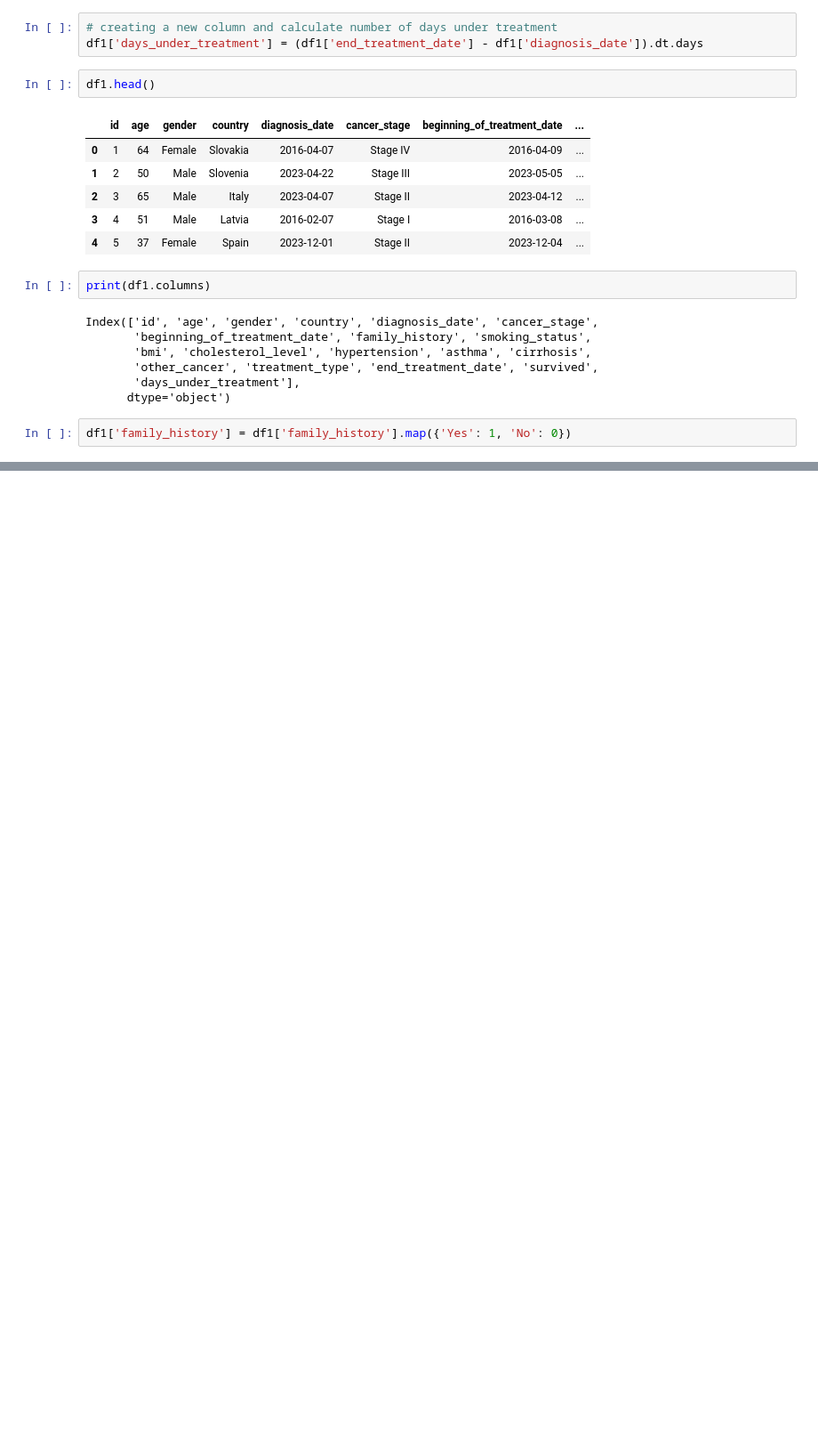
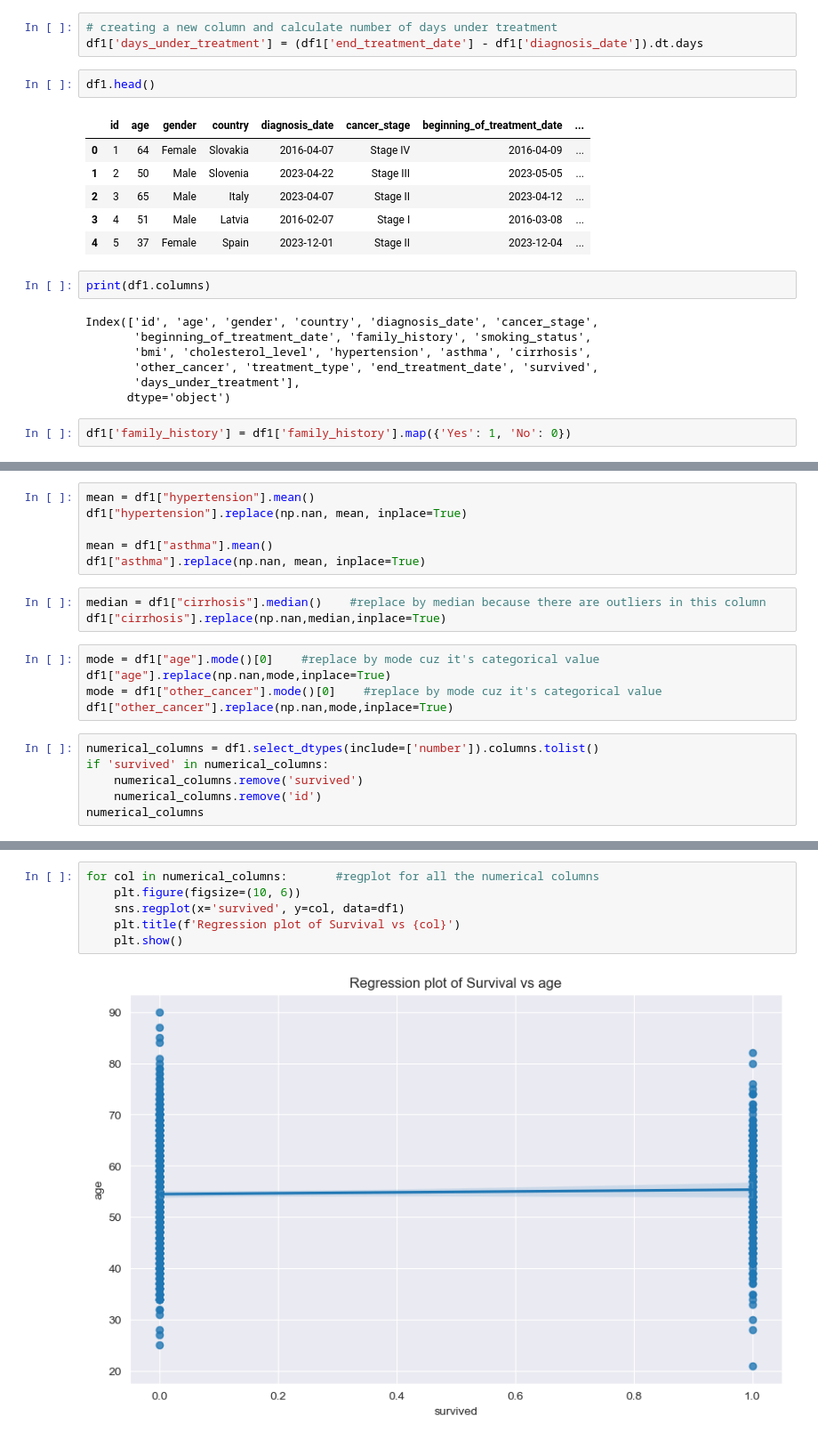
Before and after one commit to xXMohitXx/ML_Project, a Jupyter notebook: LungCancerMortalityRate.ipynb, the cells around one changed output, grey strips where cells are left out. Shown at 89% size. Cells and saved outputs as stored; diff of their text form; blank space fills up the shorter version.

```diff
--- a/LungCancerMortalityRate.ipynb
+++ b/LungCancerMortalityRate.ipynb
@@ -194,0 +282,20 @@ df1.describe()
+# %%
+mean = df1["hypertension"].mean()
+df1["hypertension"].replace(np.nan, mean, inplace=True)
+
+mean = df1["asthma"].mean()
+df1["asthma"].replace(np.nan, mean, inplace=True)
+# %%
+median = df1["cirrhosis"].median()    #replace by median because there are outliers in this column
+df1["cirrhosis"].replace(np.nan,median,inplace=True)
+# %%
+mode = df1["age"].mode()[0]    #replace by mode cuz it's categorical value
+df1["age"].replace(np.nan,mode,inplace=True)
+mode = df1["other_cancer"].mode()[0]    #replace by mode cuz it's categorical value
+df1["other_cancer"].replace(np.nan,mode,inplace=True)
+# %%
+numerical_columns = df1.select_dtypes(include=['number']).columns.tolist()
+if 'survived' in numerical_columns:
+    numerical_columns.remove('survived')
+    numerical_columns.remove('id')
+numerical_columns
@@ -194,0 +312,8 @@ df1.describe()
+# %%
+for col in numerical_columns:       #regplot for all the numerical columns
+    plt.figure(figsize=(10, 6))
+    sns.regplot(x='survived', y=col, data=df1)
+    plt.title(f'Regression plot of Survival vs {col}')
+    plt.show()
+# %% [output]
+[figure, added]
```
Also changed, not shown: parts of 26 cells of this notebook, 1 other file.
